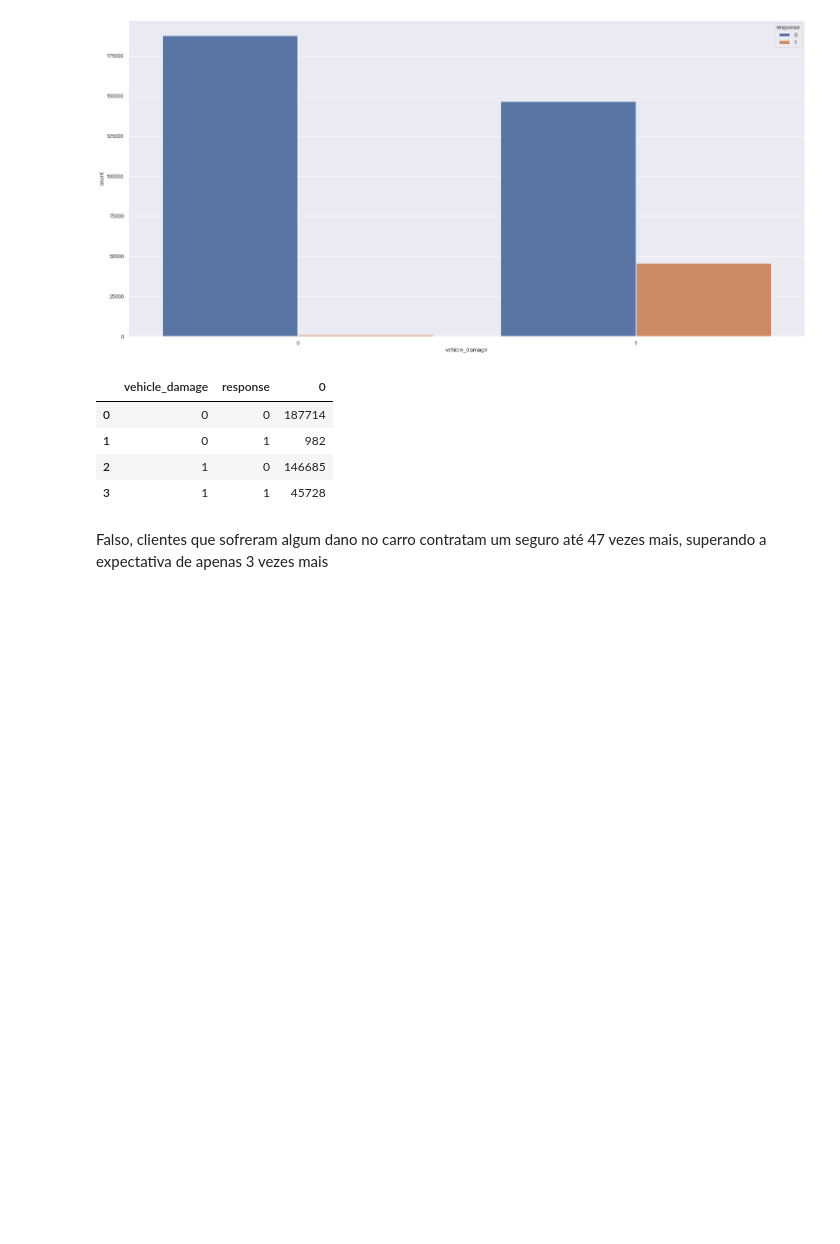
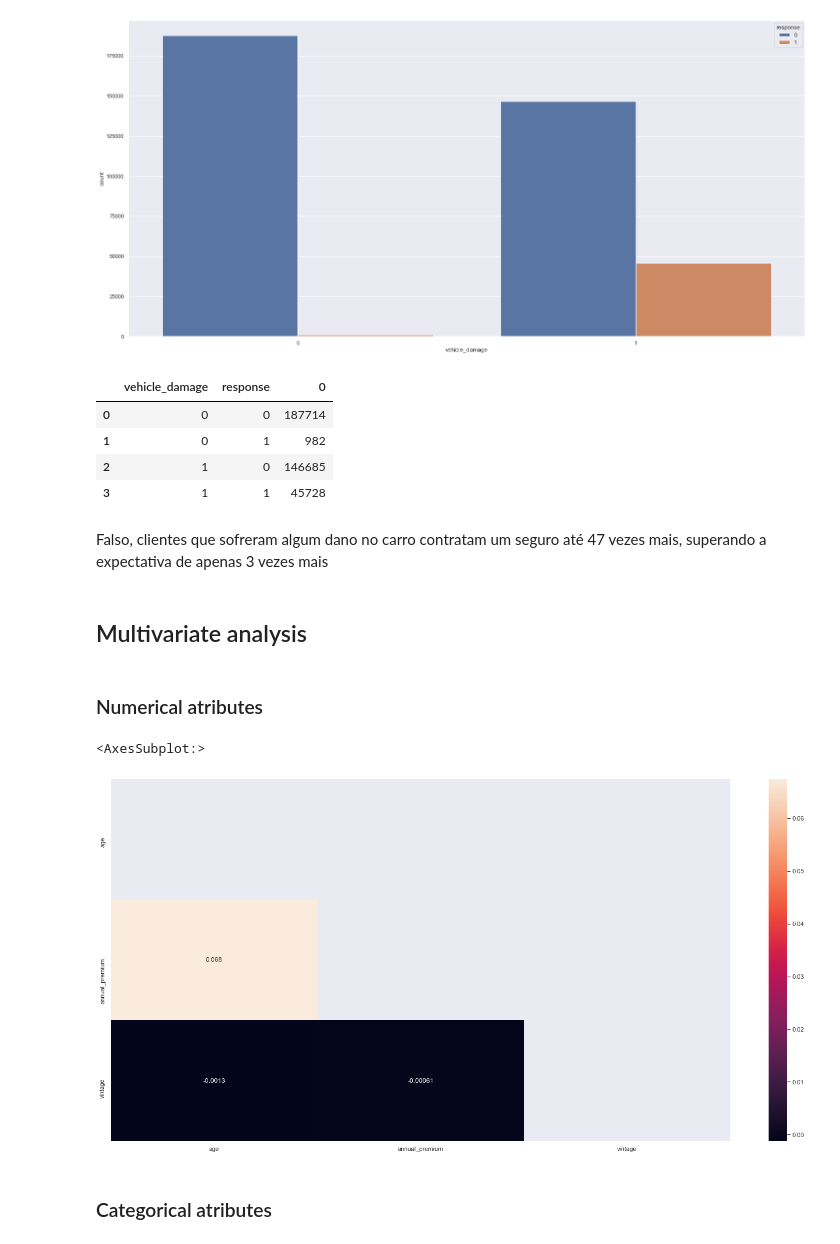
Before and after one commit to lavinomenezes/PA004, a Jupyter notebook: PA04_Insurance_all_03_exploratory_data_analysis.ipynb, the cells around one changed output. Drawn from its saved outputs; the diff is of its cells as text; code cells hidden in the pictures; blank space fills up the shorter version.

Commit message:
multivariate_analisys

```diff
--- a/PA04_Insurance_all_03_exploratory_data_analysis.ipynb
+++ b/PA04_Insurance_all_03_exploratory_data_analysis.ipynb
@@ -266,3 +275,17 @@ h13.groupby(['vehicle_damage','response']).size().reset_index()
 | 3 | 1 | 1 | 45728 |
 # %% [markdown]
 Falso, clientes que sofreram algum dano no carro contratam um seguro até 47 vezes mais, superando a expectativa de apenas 3 vezes mais
+# %% [markdown]
+## Multivariate analysis
+# %% [markdown]
+### Numerical atributes
+# %%
+num_atributtes = df4[['age','annual_premium', 'vintage']]
+correlation = num_atributtes.corr(method='pearson')
+matrix = np.triu(correlation)
+sns.heatmap(correlation,annot=True,mask=matrix)
+# %% [output]
+<AxesSubplot:>
+[figure, added]
+# %% [markdown]
+### Categorical atributes
```
Also changed, not shown: parts of 5 cells of this notebook.
